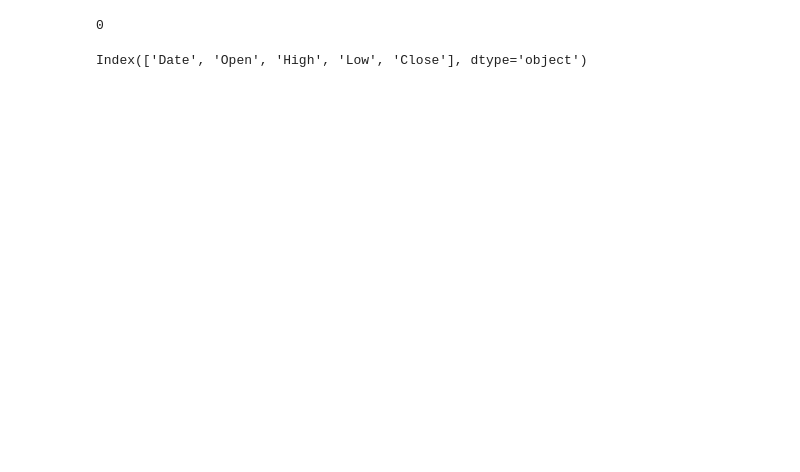
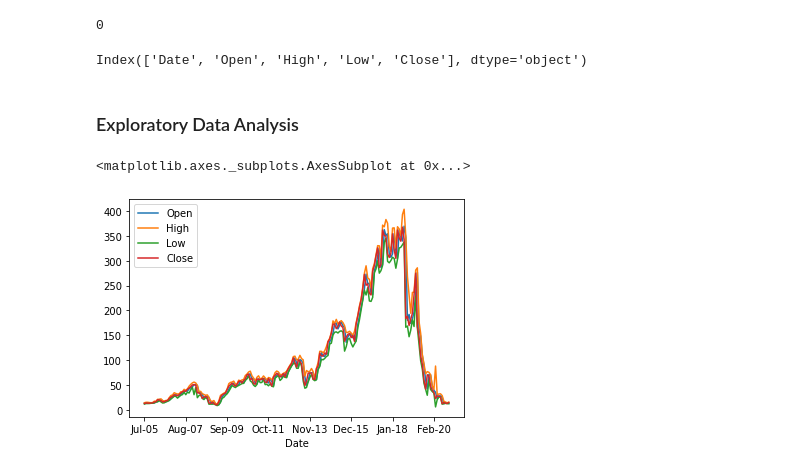
Before and after one commit to Sanjay9294/YES-Bank, a Jupyter notebook: capstone_project_(Yes_Bank).ipynb, the cells around one changed output. Cells and saved outputs as stored; diff of their text form; code cells hidden in the pictures; blank space fills up the shorter version.

```diff
--- a/capstone_project_(Yes_Bank).ipynb
+++ b/capstone_project_(Yes_Bank).ipynb
@@ -87,3 +86,13 @@ numeric_features = df.columns
 numeric_features
 # %% [output]
 Index(['Date', 'Open', 'High', 'Low', 'Close'], dtype='object')
+# %% [markdown]
+### Exploratory Data Analysis
+# %%
+# setting dates as the index to the the dataframe
+stock_price = df.set_index('Date')
+# %%
+stock_price.plot.line()
+# %% [output]
+<matplotlib.axes._subplots.AxesSubplot at 0x...>
+[figure, added]
```
Also changed, not shown: parts of 11 cells of this notebook.
